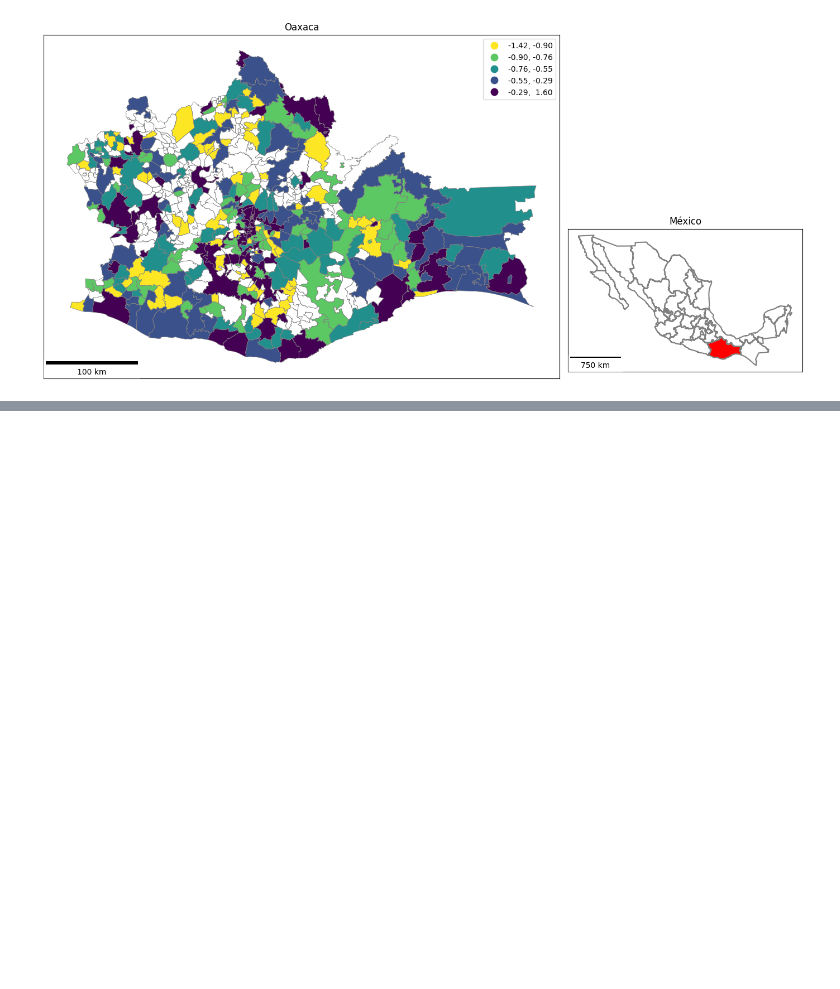
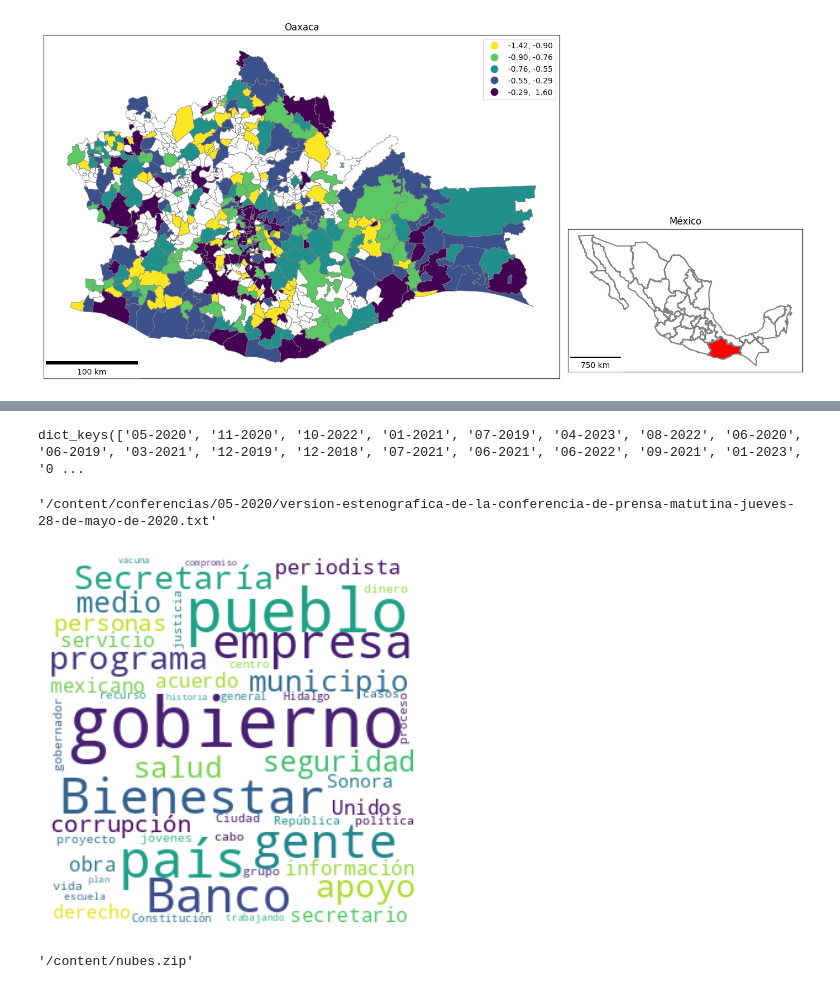
Before and after one commit to filosoficaguilar/Research_pobreza, a Jupyter notebook: Pobreza_Energetica_v1_0_.ipynb, the cells around one changed output, grey strips where cells are left out. Drawn from its saved outputs; the diff is of its cells as text; code cells hidden in the pictures; blank space fills up the shorter version.

```diff
--- a/Pobreza_Energetica_v1_0_.ipynb
+++ b/Pobreza_Energetica_v1_0_.ipynb
@@ -312,0 +318,36 @@ ax_mex.add_artist(scalebar_mex)
+# %%
+base_url = "https://www.gob.mx{}"
+current = 1
+full_url = "https://www.gob.mx/presidencia/es/archivo/articulos?category=764&filter_origin=archive&idiom=es&order=DESC&page={}"
+r = requests.get(full_url.format(str(current)))
+contn = BeautifulSoup(r.content, 'html.parser')
+# %%
+while contn.find_all('article'):
+  for i in contn.find_all('article'):
+    month = "-".join(i.time["date"].replace("\\\"","").split("-")[::-1][1:])
+    name = i.a["href"].replace("\\\"","").split("?")[0].split("/")[-1]
+    link = i.a["href"].replace("\\\"","")
+    tmp = requests.get(base_url.format(link))
+    path = "/content/conferencias/{}/{}.txt".format(month,name)
+    os.makedirs(os.path.dirname(path), exist_ok=True)
+    with open(path,"w") as f:
+      f.write(BeautifulSoup(tmp.content, 'html.parser').find("div",{"class": "article-body"}).text)
+  current += 1
+  r = requests.get(full_url.format(str(current)))
+  contn = BeautifulSoup(r.content, 'html.parser')
+# %%
+root_path = "/content/conferencias{}"
+root_folder = os.listdir(root_path.format(""))
+words = {}
+for i in root_folder:
+  for j in os.listdir(root_path.format(f"/{i}")):
+    file_path = root_path.format(f"/{i}/{j}")
+    tx = open(file_path, "r").read().replace("\n","")
+    try:
+      words[i] += tx
+    except:
+      words[i] = tx
+# %%
+words.keys()
+# %% [output]
+dict_keys(['05-2020', '11-2020', '10-2022', '01-2021', '07-2019', '04-2023', '08-2022', '06-2020', '06-2019', '03-2021', '12-2019', '12-2018', '07-2021', '06-2021', '06-2022', '09-2021', '01-2023', '0 ...
@@ -312,0 +403,18 @@ ax_mex.add_artist(scalebar_mex)
+# %%
+file_path
+# %% [output]
+'/content/conferencias/05-2020/version-estenografica-de-la-conferencia-de-prensa-matutina-jueves-28-de-mayo-de-2020.txt'
+# %%
+for i in words.keys():
+  wc = WordCloud(width = 300, height = 300, stopwords = stop_words, background_color = "white", max_words = 50)
+  wc.generate(words[i])
+  plt.axis("off")
+  plt.imshow(wc, interpolation = "bilinear")
+  plt.savefig(f'Nubes/{i}.png')
+# %% [output]
+[figure, added]
+# %%
+import shutil
+shutil.make_archive("nubes", 'zip', "/content/Nubes")
+# %% [output]
+'/content/nubes.zip'
```
Also changed, not shown: parts of 3 cells of this notebook.
